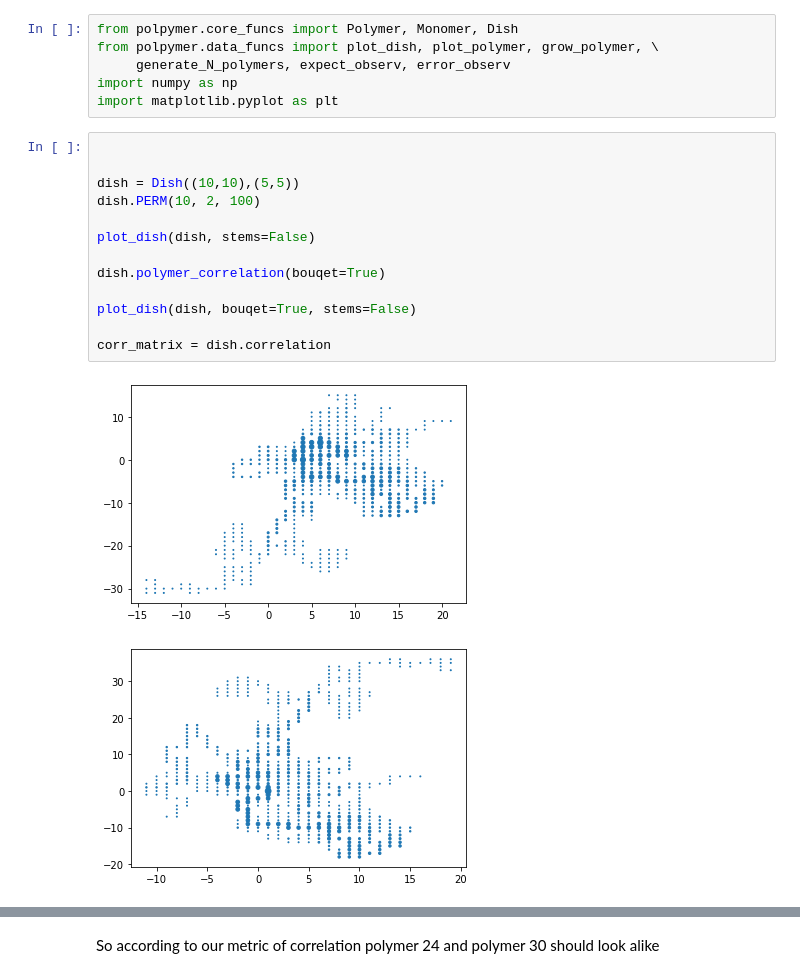
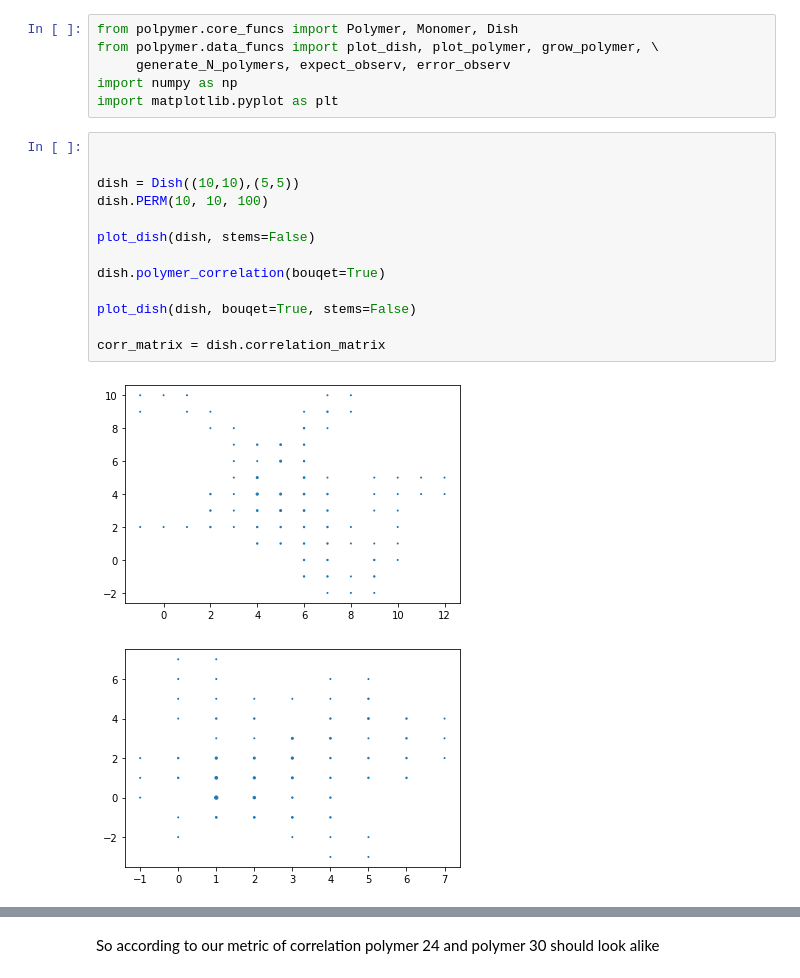
Before and after one commit to MG299792458/CompPhysProj2, a Jupyter notebook: correlation.ipynb, the cells around one changed output, grey strips where cells are left out. Cells and saved outputs as stored; diff of their text form.

Commit message:
Added a correlation metric

```diff
--- a/correlation.ipynb
+++ b/correlation.ipynb
@@ -7,19 +7,19 @@ import matplotlib.pyplot as plt
 # %%
 
 
 dish = Dish((10,10),(5,5))
-dish.PERM(10, 2, 100)
+dish.PERM(10, 10, 100)
 
 plot_dish(dish, stems=False)
 
 dish.polymer_correlation(bouqet=True)
 
 plot_dish(dish, bouqet=True, stems=False)
 
-corr_matrix = dish.correlation
+corr_matrix = dish.correlation_matrix
 # %% [output]
-[figure, old version]
+[figure, new version]
-[figure, old version]
+[figure, new version]
 # %%
 plt.imshow(corr_matrix, origin='upper')
 plt.colorbar()
```
Also changed, not shown: parts of 2 cells of this notebook, 5 other files.
